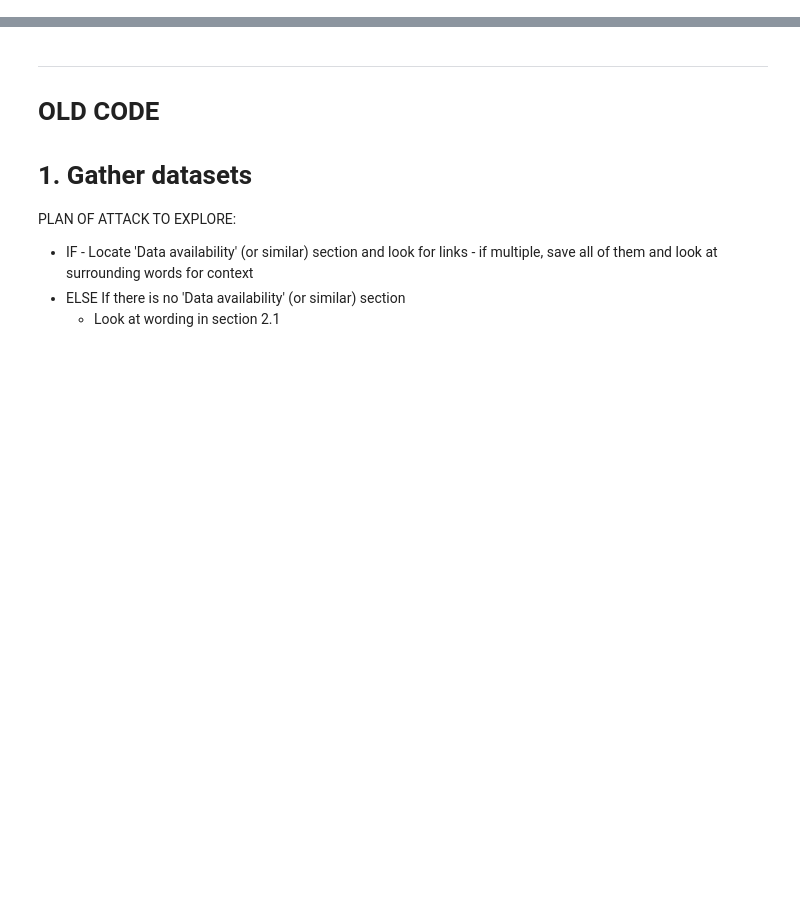
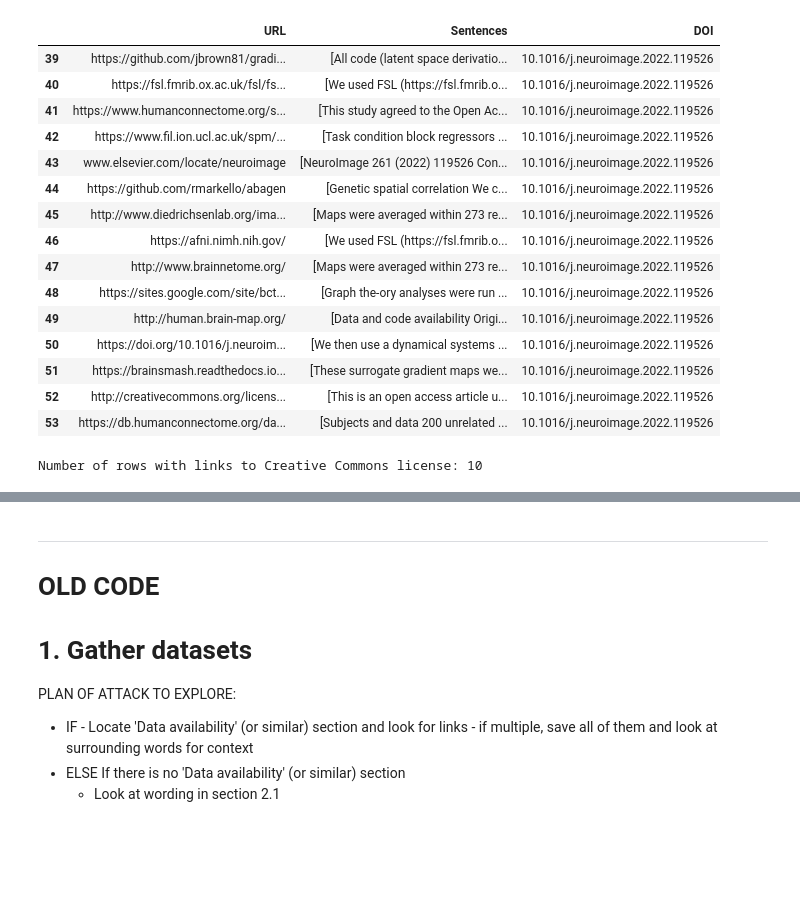
Before and after one commit to phantomloe/Thesis, a Jupyter notebook: Code/datasets_v4.ipynb, the cells around one changed output, grey strips where cells are left out. Saved outputs shown, nothing was run; the diff lists cells and outputs as text; code cells hidden in the pictures; blank space fills up the shorter version.

```diff
--- a/Code/datasets_v4.ipynb
+++ b/Code/datasets_v4.ipynb
@@ -259,23 +75,0 @@ validation_dois = [
-# %%
-# Empty list to store individual results
-results_list = []
-
-# Read DOI values from the JSON file
-with open(json_file_path, 'r') as json_file:
-    doi_data = json.load(json_file)
-
-    # Get the first 10 DOIs
-    #first_10_dois = doi_data['DOIs'][:10]
-
-    for doi in validation_dois:
-        doi_replaced = doi.replace('/', '.')
-        pdf_path = os.path.join(articles_directory, f"{doi_replaced}.pdf")
-
-        # Call the get_content function for each DOI
-        sentence = get_content(pdf_path, editorialboard_directory)
-
-        # Create a dictionary for each result and add it to the list
-        results_list.append({"DOI": doi, "Section": sentence})
-
-# Convert the list of dictionaries to a DataFrame
-results_df = pd.DataFrame(results_list)
@@ -319,0 +692,27 @@ results_df['Section'].loc[1]
+# %%
+automatic_groundtruth_df[automatic_groundtruth_df['DOI'] == '10.1016/j.neuroimage.2022.119526']
+# %% [output]
+|  | URL | Sentences | DOI |
+| 39 | https://github.com/jbrown81/gradi... | [All code (latent space derivatio... | 10.1016/j.neuroimage.2022.119526 |
+| 40 | https://fsl.fmrib.ox.ac.uk/fsl/fs... | [We used FSL (https://fsl.fmrib.o... | 10.1016/j.neuroimage.2022.119526 |
+| 41 | https://www.humanconnectome.org/s... | [This study agreed to the Open Ac... | 10.1016/j.neuroimage.2022.119526 |
+| 42 | https://www.ﬁl.ion.ucl.ac.uk/spm/... | [Task condition block regressors ... | 10.1016/j.neuroimage.2022.119526 |
+| 43 | www.elsevier.com/locate/neuroimage | [NeuroImage 261 (2022) 119526 Con... | 10.1016/j.neuroimage.2022.119526 |
+| 44 | https://github.com/rmarkello/abagen | [Genetic spatial correlation We c... | 10.1016/j.neuroimage.2022.119526 |
+| 45 | http://www.diedrichsenlab.org/ima... | [Maps were averaged within 273 re... | 10.1016/j.neuroimage.2022.119526 |
+| 46 | https://afni.nimh.nih.gov/ | [We used FSL (https://fsl.fmrib.o... | 10.1016/j.neuroimage.2022.119526 |
+| 47 | http://www.brainnetome.org/ | [Maps were averaged within 273 re... | 10.1016/j.neuroimage.2022.119526 |
+| 48 | https://sites.google.com/site/bct... | [Graph the-ory analyses were run ... | 10.1016/j.neuroimage.2022.119526 |
+| 49 | http://human.brain-map.org/ | [Data and code availability Origi... | 10.1016/j.neuroimage.2022.119526 |
+| 50 | https://doi.org/10.1016/j.neuroim... | [We then use a dynamical systems ... | 10.1016/j.neuroimage.2022.119526 |
+| 51 | https://brainsmash.readthedocs.io... | [These surrogate gradient maps we... | 10.1016/j.neuroimage.2022.119526 |
+| 52 | http://creativecommons.org/licens... | [This is an open access article u... | 10.1016/j.neuroimage.2022.119526 |
+| 53 | https://db.humanconnectome.org/da... | [Subjects and data 200 unrelated ... | 10.1016/j.neuroimage.2022.119526 |
+# %%
+# Count the rows with URLs containing 'creativecommons.org'
+cc_license_count = len(automatic_groundtruth_df[automatic_groundtruth_df['URL'].str.contains('creativecommons.org')])
+
+# Print the count
+print(f"Number of rows with links to Creative Commons license: {cc_license_count}")
+# %% [output]
+Number of rows with links to Creative Commons license: 10
```
Also changed, not shown: parts of 112 cells of this notebook, 6 other files.
